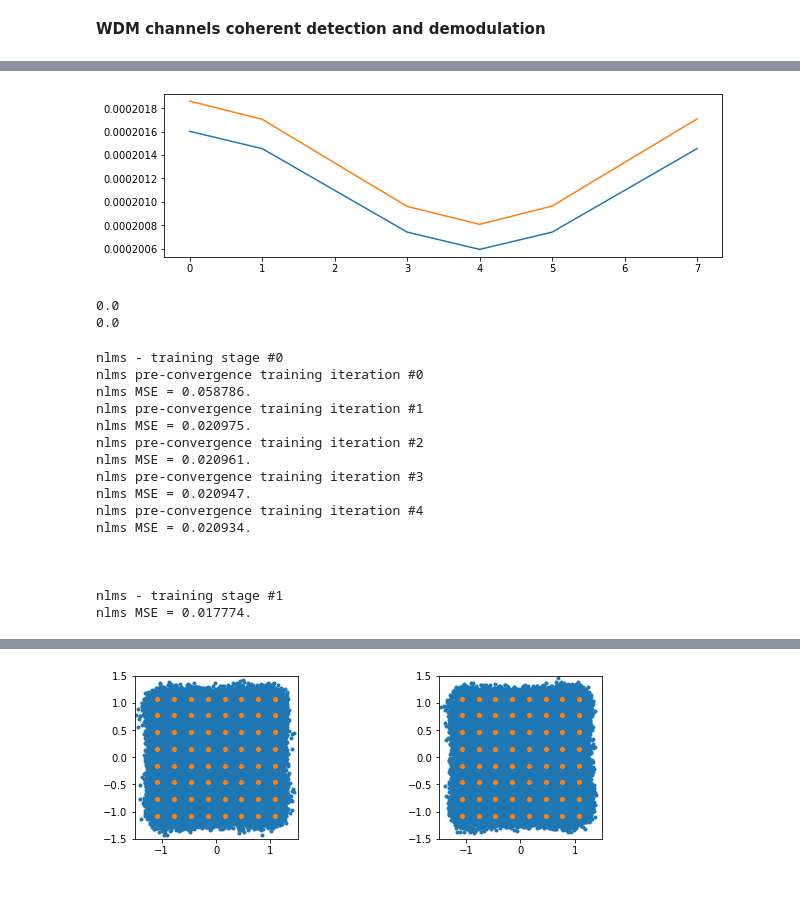
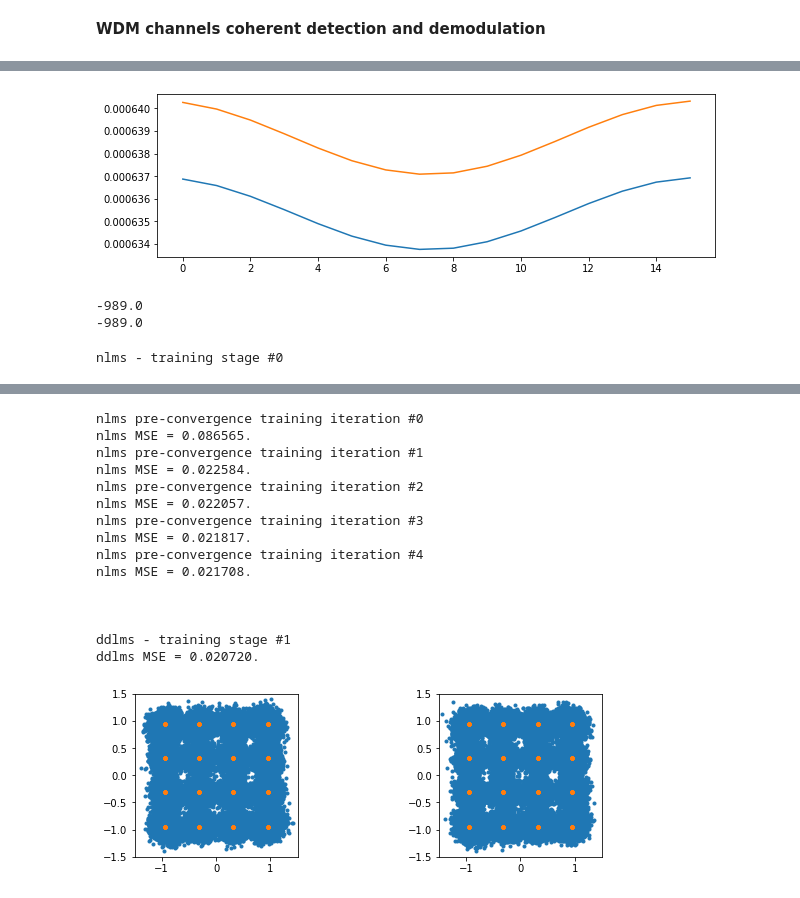
Before and after one commit to edsonportosilva/OptiCommPy, a Jupyter notebook: jupyter notebooks/Adaptive equalization.ipynb, the cells around one changed output, grey strips where cells are left out. Saved outputs shown, nothing was run; the diff lists cells and outputs as text; code cells hidden in the pictures.

```diff
--- a/jupyter notebooks/Adaptive equalization.ipynb
+++ b/jupyter notebooks/Adaptive equalization.ipynb
@@ -94,15 +94,15 @@ manakovSSF(Ei, Fs, paramCh)
 # %%
 # Parâmetros do transmissor:
 param = parameters()
-param.M   = 64           # ordem do formato de modulação
+param.M   = 16           # ordem do formato de modulação
 param.Rs  = 32e9         # taxa de sinalização [baud]
-param.SpS = 8            # número de amostras por símbolo
-param.Nbits = 600000     # número de bits
+param.SpS = 16           # número de amostras por símbolo
+param.Nbits = 800000     # número de bits
 param.pulse = 'rrc'      # formato de pulso
 param.Ntaps = 4096       # número de coeficientes do filtro RRC
 param.alphaRRC = 0.01    # rolloff do filtro RRC
-param.Pch_dBm = 1        # potência média por canal WDM [dBm]
-param.Nch     = 5        # número de canais WDM
+param.Pch_dBm = 0        # potência média por canal WDM [dBm]
+param.Nch     = 11       # número de canais WDM
 param.Fc      = 193.1e12 # frequência central do espectro WDM
 param.freqSpac = 40e9    # espaçamento em frequência da grade de canais WDM
 param.Nmodes = 2         # número de modos de polarização
@@ -131,12 +135,12 @@ linearChannel = False
 
 # optical channel parameters
 paramCh = parameters()
-paramCh.Ltotal = 800   # km
-paramCh.Lspan  = 80    # km
+paramCh.Ltotal = 1200  # km
+paramCh.Lspan  = 50    # km
 paramCh.alpha = 0.2    # dB/km
 paramCh.D = 16         # ps/nm/km
 paramCh.Fc = 193.1e12  # Hz
-paramCh.hz = 0.5       # km
+paramCh.hz = 0.1       # km
 paramCh.gamma = 1.3    # 1/(W.km)
 
 if linearChannel:
@@ -169,7 +175,7 @@ plt.title('optical WDM spectrum');
 ### Receiver
 
 # parameters
-chIndex  = 2    # index of the channel to be demodulated
+chIndex  = 10    # index of the channel to be demodulated
 plotPSD  = True
 
 Fa = param.SpS*param.Rs
@@ -185,7 +191,7 @@ symbTx = transmSymbols[:,:,chIndex]
 # local oscillator (LO) parameters:
 FO      = 0*64e6                # frequency offset
 Δf_lo   = freqGrid[chIndex]+FO  # downshift of the channel to be demodulated
-lw      = 10e3                  # linewidth
+lw      = 0*10e3                  # linewidth
 Plo_dBm = 10                    # power in dBm
 Plo     = 10**(Plo_dBm/10)*1e-3 # power in W
 ϕ_lo    = 0                     # initial phase in rad
@@ -253,11 +259,12 @@ for k in range(0, sigRx.shape[1]):
 # downsampling
 sigRx_ = sigRx[::int(param.SpS/2),:]
 for k in range(0, sigRx.shape[1]):
-    sigRx_[:,k] = sigRx[int(sampDelay[k])::int(param.SpS/2),k]
+    sigRx[:,k]  = np.roll(sigRx[:,k], int(sampDelay[k]))
+    sigRx_[:,k] = sigRx[0::int(param.SpS/2),k]
 
 sigRx = sigRx_
 # %% [output]
-[figure, old version]
+[figure, new version]
 # %%
 # calculate time delay due to walkoff
 
@@ -270,8 +277,8 @@ for k in range(0, sigRx.shape[1]):
 for k in range(len(symbDelay)):
     symbTx[:,k] = np.roll(symbTx[:,k], -int(symbDelay[k]))
 # %% [output]
-0.0
-0.0
+-989.0
+-989.0
 # %%
 #from numpy.matlib import repmat
 #from tqdm.notebook import tqdm
@@ -288,18 +295,18 @@ d = d.reshape(len(d),2)/np.sqrt(signal_power(d))
 
 #x = x@rot
 # %%
-M = 64
+M = 16
 mod = QAMModem(m=M)
 
 paramEq = parameters()
-paramEq.nTaps = 15
+paramEq.nTaps = 25
 paramEq.SpS   = 2
-paramEq.mu    = [5e-3, 5e-3]
+paramEq.mu    = [5e-3, 2e-3]
 paramEq.numIter = 5
 paramEq.storeCoeff = False
-paramEq.alg   = ['nlms','nlms']
+paramEq.alg   = ['nlms','ddlms']
 paramEq.M     = M
-paramEq.L = [40000, 60000]
+paramEq.L = [40000, 160000]
 
 # from numpy.matlib import repmat
 # y_EQ, H, errSq, Hiter = mimoAdaptEqualizer(np.matlib.repmat(x,1,3),\
@@ -324,18 +331,3 @@ ax2.set_xlim(-1.5, 1.5)
 ax2.set_ylim(-1.5, 1.5);
 # %% [output]
 nlms - training stage #0
-nlms pre-convergence training iteration #0
-nlms MSE = 0.058786.
-nlms pre-convergence training iteration #1
-nlms MSE = 0.020975.
-nlms pre-convergence training iteration #2
-nlms MSE = 0.020961.
-nlms pre-convergence training iteration #3
-nlms MSE = 0.020947.
-nlms pre-convergence training iteration #4
-nlms MSE = 0.020934.
-
-
-
-nlms - training stage #1
-nlms MSE = 0.017774.
@@ -342,4 +335,19 @@ nlms MSE = 0.017774.
+nlms pre-convergence training iteration #0
+nlms MSE = 0.086565.
+nlms pre-convergence training iteration #1
+nlms MSE = 0.022584.
+nlms pre-convergence training iteration #2
+nlms MSE = 0.022057.
+nlms pre-convergence training iteration #3
+nlms MSE = 0.021817.
+nlms pre-convergence training iteration #4
+nlms MSE = 0.021708.
+
+
+
+ddlms - training stage #1
+ddlms MSE = 0.020720.
-[figure, old version]
+[figure, new version]
 # %%
 #constSymb  = mod.constellation/np.sqrt(mod.Es)
 #y_CPR, ϕ, θ = cpr(y_EQ, 80, M, np.matlib.repmat(d,1,3), pilotInd=np.arange(0,len(y_EQ), 50))
```
Also changed, not shown: parts of 13 cells of this notebook.
